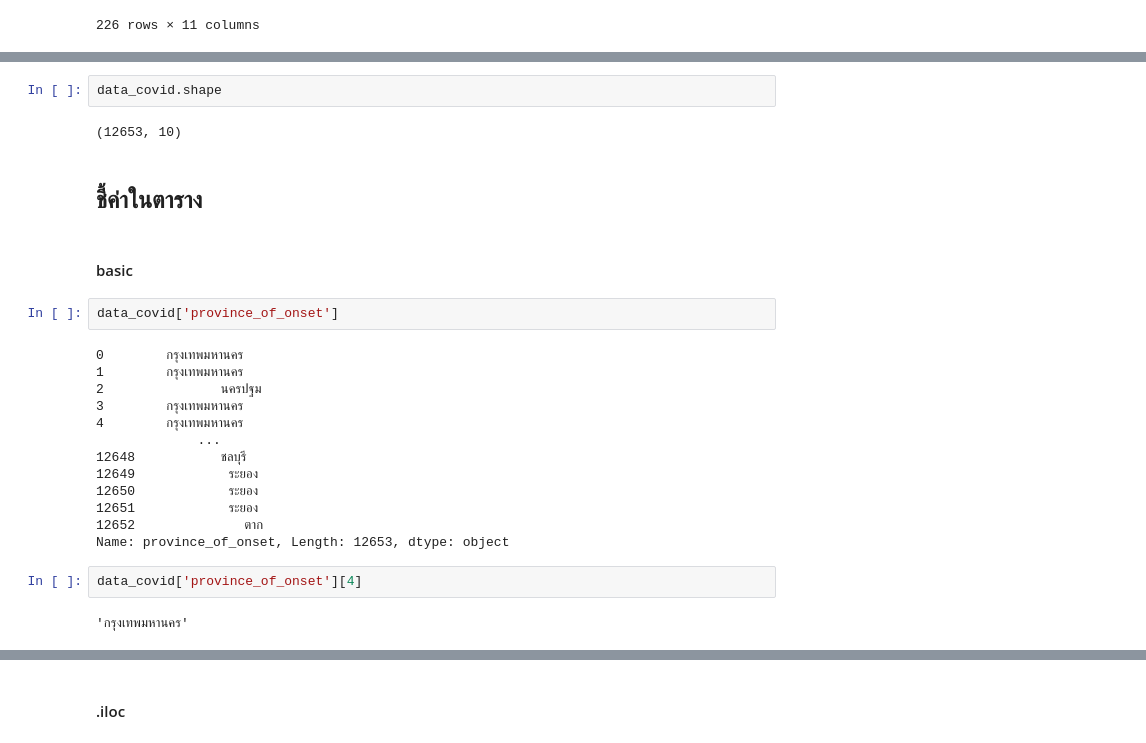
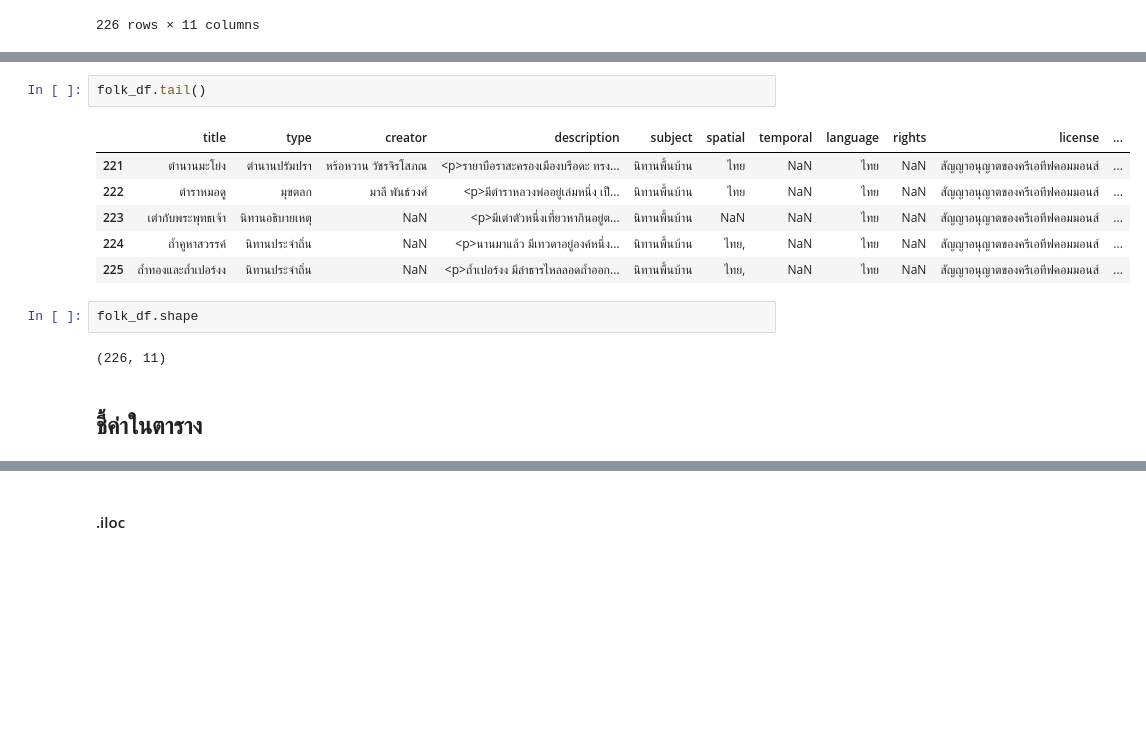
Before and after one commit to Earth15145/Python_dataviz2024, a Jupyter notebook: Copy_of_Pandas_101.ipynb, the cells around one changed output, grey strips where cells are left out. Drawn from its saved outputs; the diff is of its cells as text; blank space fills up the shorter version.

```diff
--- a/Copy_of_Pandas_101.ipynb
+++ b/Copy_of_Pandas_101.ipynb
@@ -86,27 +77,15 @@ data_covid.head()
+# %%
+folk_df.tail()
+# %% [output]
+|  | title | type | creator | description | subject | spatial | temporal | language | rights | license | ... |
+| 221 | ตำนานมะโย่ง | ตำนานปรัมปรา | หร้อหวาน วัชรจิรโสภณ | <p>รายาบือราสะครองเมืองบรือดะ ทรง... | นิทานพื้นบ้าน | ไทย | NaN | ไทย | NaN | สัญญาอนุญาตของครีเอทีฟคอมมอนส์ | ... |
+| 222 | ตำราหมอดู | มุขตลก | มาลี พันธ์วงศ์ | <p>มีตำราหลวงพ่ออยู่เล่มหนึ่ง เป็... | นิทานพื้นบ้าน | ไทย | NaN | ไทย | NaN | สัญญาอนุญาตของครีเอทีฟคอมมอนส์ | ... |
+| 223 | เต่ากับพระพุทธเจ้า | นิทานอธิบายเหตุ | NaN | <p>มีเต่าตัวหนึ่งเที่ยวหากินอยู่ต... | นิทานพื้นบ้าน | NaN | NaN | ไทย | NaN | สัญญาอนุญาตของครีเอทีฟคอมมอนส์ | ... |
+| 224 | ถ้ำคูหาสวรรค์ | นิทานประจำถิ่น | NaN | <p>นานมาแล้ว มีเทวดาอยู่องค์หนึ่ง... | นิทานพื้นบ้าน | ไทย, | NaN | ไทย | NaN | สัญญาอนุญาตของครีเอทีฟคอมมอนส์ | ... |
+| 225 | ถ้ำทองและถ้ำเปอร์งง | นิทานประจำถิ่น | NaN | <p>ถ้ำเปอร์งง มีลำธารไหลลอดถ้ำออก... | นิทานพื้นบ้าน | ไทย, | NaN | ไทย | NaN | สัญญาอนุญาตของครีเอทีฟคอมมอนส์ | ... |
 # %%
-data_covid.shape
+folk_df.shape
 # %% [output]
-(12653, 10)
+(226, 11)
 # %% [markdown]
 ## ชี้ค่าในตาราง
-# %% [markdown]
-#### basic
-# %%
-data_covid['province_of_onset']
-# %% [output]
-0        กรุงเทพมหานคร
-1        กรุงเทพมหานคร
-2               นครปฐม
-3        กรุงเทพมหานคร
-4        กรุงเทพมหานคร
-             ...
-12648           ชลบุรี
-12649            ระยอง
-12650            ระยอง
-12651            ระยอง
-12652              ตาก
-Name: province_of_onset, Length: 12653, dtype: object
-# %%
-data_covid['province_of_onset'][4]
-# %% [output]
-'กรุงเทพมหานคร'
```
Also changed, not shown: parts of 29 cells of this notebook.
